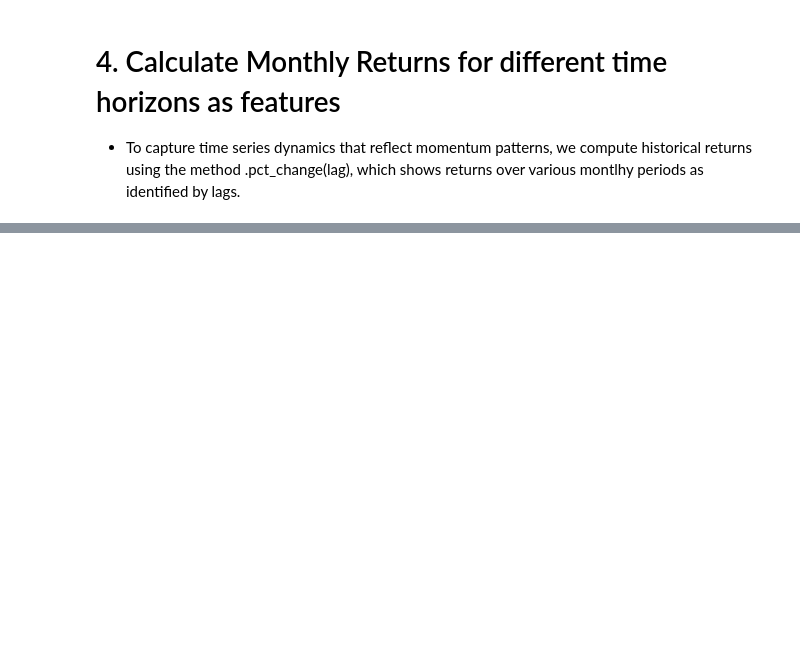
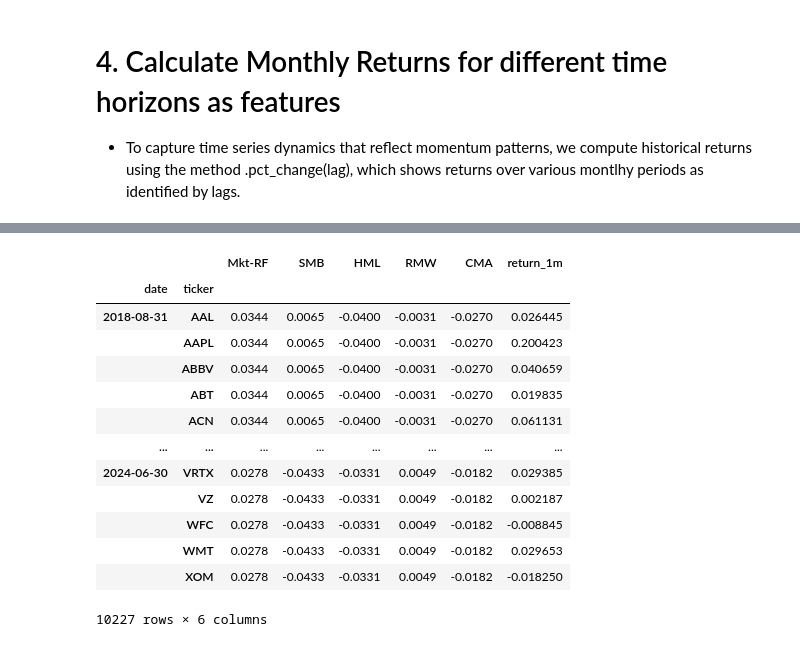
Before and after one commit to Radyko/MLQuantStrategy, a Jupyter notebook: AlgorithminTradingUnsupervisedLearning.ipynb, the cells around one changed output, grey strips where cells are left out. Saved outputs shown, nothing was run; the diff lists cells and outputs as text; code cells hidden in the pictures; blank space fills up the shorter version.

Commit message:
Fama-French Factor Calculations 1:03:10

```diff
--- a/AlgorithminTradingUnsupervisedLearning.ipynb
+++ b/AlgorithminTradingUnsupervisedLearning.ipynb
@@ -196,0 +222,26 @@ data
+# %%
+factor_data = web.DataReader('F-F_Research_Data_5_Factors_2x3', 'famafrench', start = '2010')[0].drop('RF', axis =1)
+factor_data.index = factor_data.index.to_timestamp()
+
+factor_data = factor_data.resample('M').last().div(100)
+
+factor_data.index.name = 'date'
+
+factor_data = factor_data.join(data['return_1m']).sort_index()
+
+factor_data
+# %% [output]
+|  |  | Mkt-RF | SMB | HML | RMW | CMA | return_1m |
+| date | ticker |  |  |  |  |  |  |
+| 2018-08-31 | AAL | 0.0344 | 0.0065 | -0.0400 | -0.0031 | -0.0270 | 0.026445 |
+|  | AAPL | 0.0344 | 0.0065 | -0.0400 | -0.0031 | -0.0270 | 0.200423 |
+|  | ABBV | 0.0344 | 0.0065 | -0.0400 | -0.0031 | -0.0270 | 0.040659 |
+|  | ABT | 0.0344 | 0.0065 | -0.0400 | -0.0031 | -0.0270 | 0.019835 |
+|  | ACN | 0.0344 | 0.0065 | -0.0400 | -0.0031 | -0.0270 | 0.061131 |
+| ... | ... | ... | ... | ... | ... | ... | ... |
+| 2024-06-30 | VRTX | 0.0278 | -0.0433 | -0.0331 | 0.0049 | -0.0182 | 0.029385 |
+|  | VZ | 0.0278 | -0.0433 | -0.0331 | 0.0049 | -0.0182 | 0.002187 |
+|  | WFC | 0.0278 | -0.0433 | -0.0331 | 0.0049 | -0.0182 | -0.008845 |
+|  | WMT | 0.0278 | -0.0433 | -0.0331 | 0.0049 | -0.0182 | 0.029653 |
+|  | XOM | 0.0278 | -0.0433 | -0.0331 | 0.0049 | -0.0182 | -0.018250 |
+10227 rows × 6 columns
```
Also changed, not shown: parts of 11 cells of this notebook.
